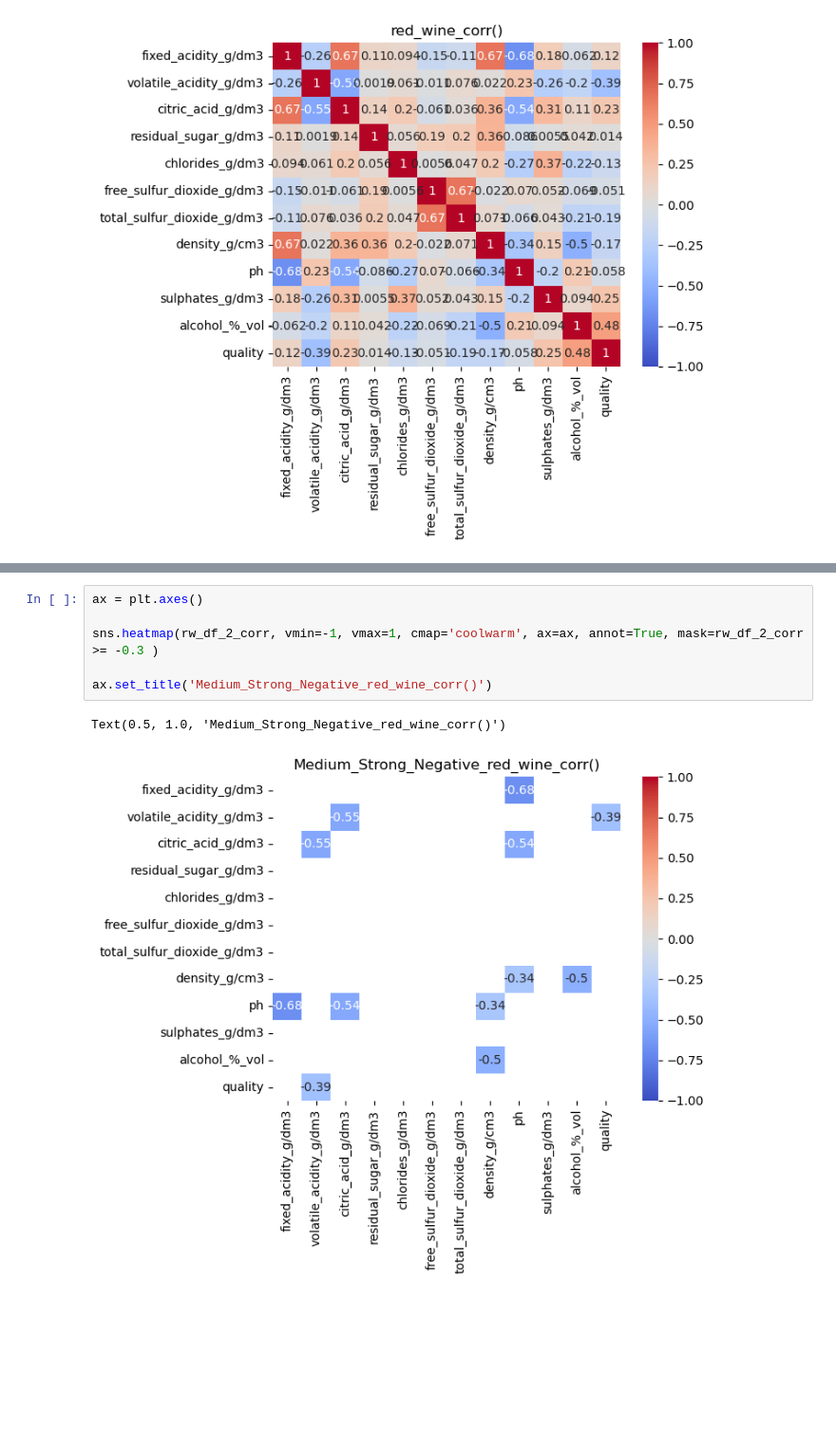
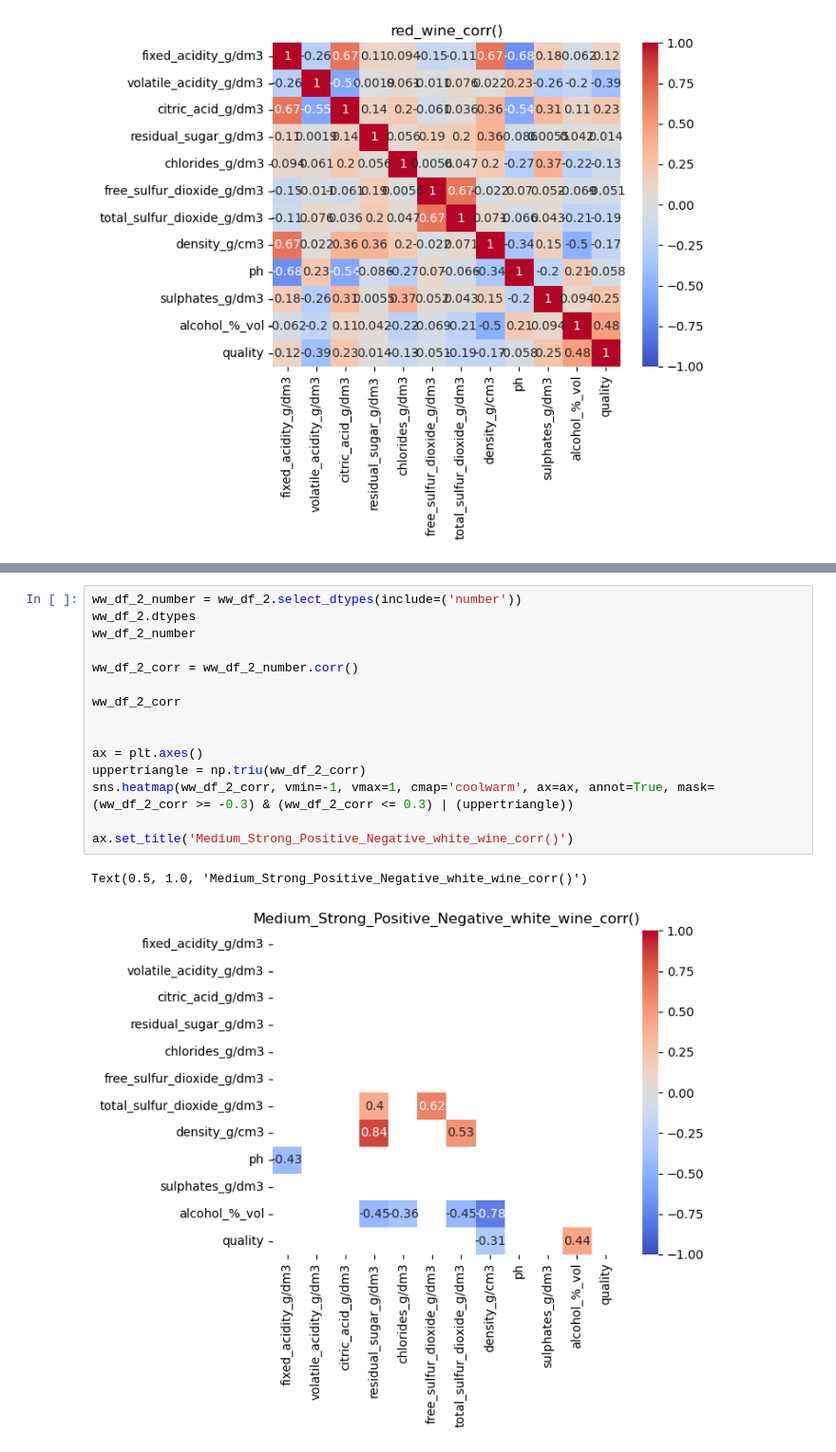
Before and after one commit to TimGarnault/project_2, a Jupyter notebook: sprint_1.ipynb, the cells around one changed output, grey strips where cells are left out. Shown at 95% size. Saved outputs shown, nothing was run; the diff lists cells and outputs as text; blank space fills up the shorter version.

```diff
--- a/sprint_1.ipynb
+++ b/sprint_1.ipynb
@@ -381,9 +384,18 @@ Text(0.5, 1.0, 'Medium_Strong_Positive_red_wine_corr()')
 # %%
+ww_df_2_number = ww_df_2.select_dtypes(include=('number'))
+ww_df_2.dtypes
+ww_df_2_number
+
+ww_df_2_corr = ww_df_2_number.corr()
+
+ww_df_2_corr
+
+
 ax = plt.axes()
+uppertriangle = np.triu(ww_df_2_corr)
+sns.heatmap(ww_df_2_corr, vmin=-1, vmax=1, cmap='coolwarm', ax=ax, annot=True, mask=(ww_df_2_corr >= -0.3) & (ww_df_2_corr <= 0.3) | (uppertriangle))
 
-sns.heatmap(rw_df_2_corr, vmin=-1, vmax=1, cmap='coolwarm', ax=ax, annot=True, mask=rw_df_2_corr >= -0.3 )
-
-ax.set_title('Medium_Strong_Negative_red_wine_corr()')
+ax.set_title('Medium_Strong_Positive_Negative_white_wine_corr()')
 # %% [output]
-Text(0.5, 1.0, 'Medium_Strong_Negative_red_wine_corr()')
+Text(0.5, 1.0, 'Medium_Strong_Positive_Negative_white_wine_corr()')
-[figure, old version]
+[figure, new version]
```
Also changed, not shown: parts of 21 cells of this notebook, 1 other file.
